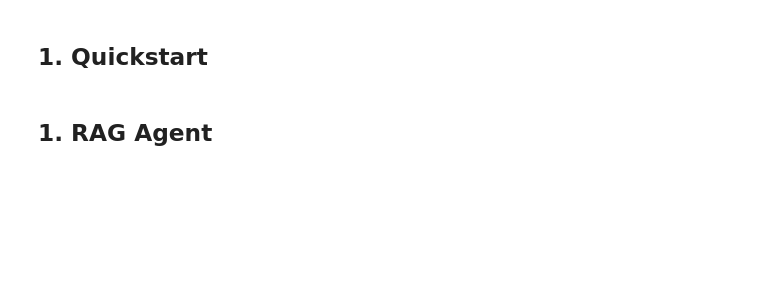
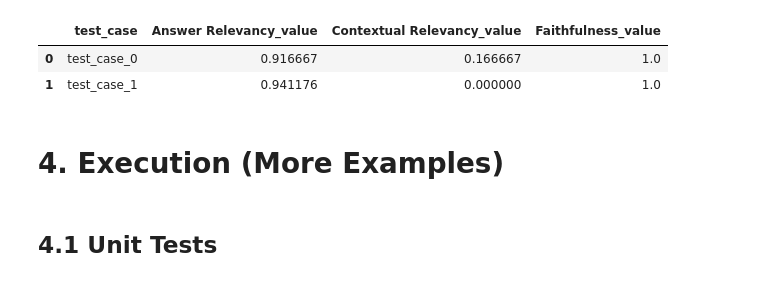
Before and after one commit to AndyMc629/ai-ml-eng-with-python, a Jupyter notebook: projects/deepeval-pipelines/deepeval-intro.ipynb, the cells around one changed output. Saved outputs shown, nothing was run; the diff lists cells and outputs as text; code cells hidden in the pictures; blank space fills up the shorter version.

```diff
--- a/projects/deepeval-pipelines/deepeval-intro.ipynb
+++ b/projects/deepeval-pipelines/deepeval-intro.ipynb
@@ -18,0 +667,15 @@ OPEN_API_KEY = os.environ["OPENAI_API_KEY"]
+# %%
+rag_dataset = EvaluationDataset(
+    goldens=goldens #same ones as before
+)
+# %%
+for golden in rag_dataset.goldens[0:2]:
+    output = rag_query(golden.input) #generate some real outputs, might take a while...
+    test_case = LLMTestCase(
+        input=golden.input,
+        actual_output=output['response'], # replace with your LLM app
+        retrieval_context=[output['retrieved_context']] # current setup this is returned as a single string.
+    )
+    rag_dataset.add_test_case(test_case)
+# %%
+rag_results = evaluate(rag_dataset.test_cases, metrics=metrics)
@@ -19,5 +713,15 @@ OPEN_API_KEY = os.environ["OPENAI_API_KEY"]
+# %%
+df_rag = reformat_results(rag_results)
+# %%
+df_rag
+# %% [output]
+|  | test_case | Answer Relevancy_value | Contextual Relevancy_value | Faithfulness_value |
+| 0 | test_case_0 | 0.916667 | 0.166667 | 1.0 |
+| 1 | test_case_1 | 0.941176 | 0.000000 | 1.0 |
+# %% [markdown]
+# 4. Execution (More Examples)
 # %% [markdown]
-## 1. Quickstart
+## 4.1 Unit Tests
 # %%
 from deepeval import assert_test
 from deepeval.test_case import LLMTestCase, LLMTestCaseParams
@@ -43,2 +743,0 @@ OPEN_API_KEY = os.environ["OPENAI_API_KEY"]
-# %% [markdown]
-## 1. RAG Agent
```
Also changed, not shown: parts of 58 cells of this notebook, 5 other files.
